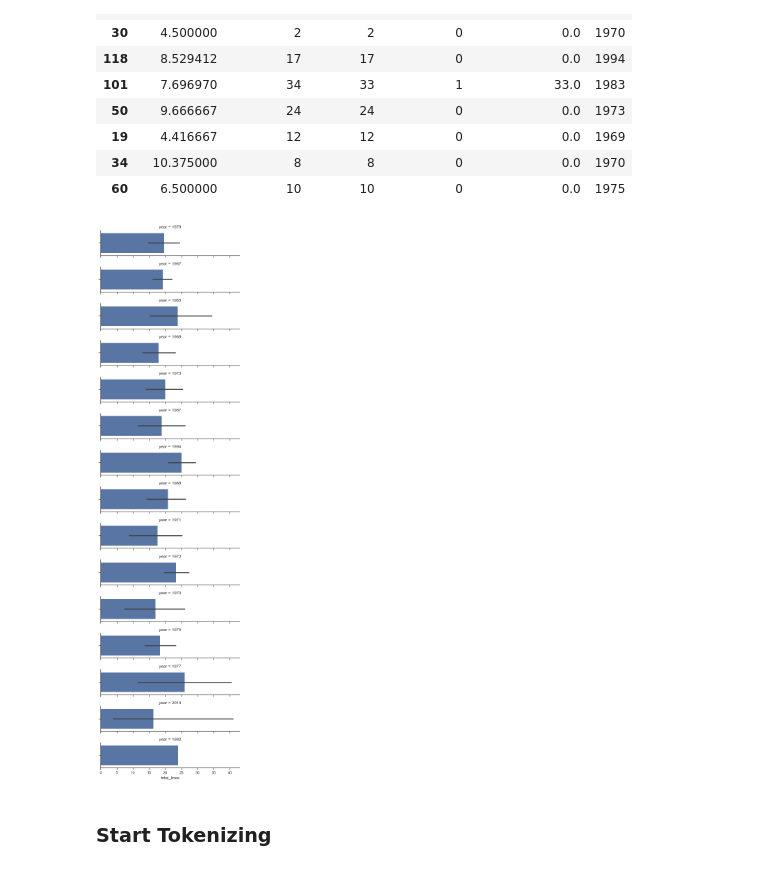
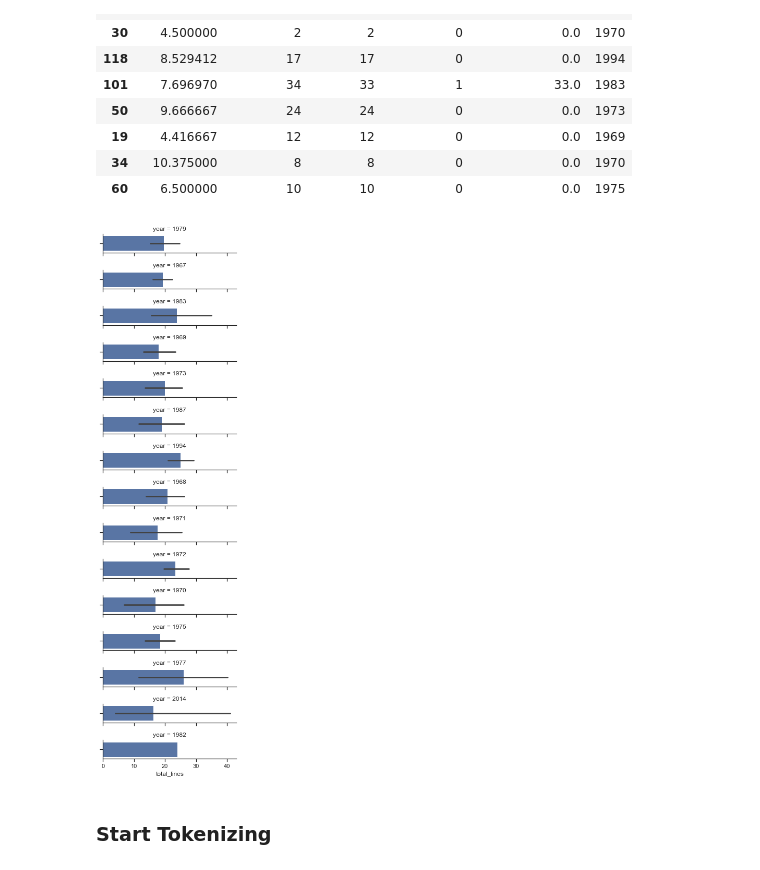
Before and after one commit to kelvinpurdom/PinkFloydLyrics, a Jupyter notebook: notebooks/PinkFloyd.ipynb, the cells around one changed output. Cells and saved outputs as stored; diff of their text form; code cells hidden in the pictures.

```diff
--- a/notebooks/PinkFloyd.ipynb
+++ b/notebooks/PinkFloyd.ipynb
@@ -134,10 +134,10 @@ df_countlines.sample(10)
 # %%
 ordered_days = df_countlines.year.value_counts().index
 g = sns.FacetGrid(df_countlines, row="year", row_order=ordered_days,
-                  height=1.5, aspect=4,)
+                  height=1, aspect=4,)
 g.map(sns.barplot, "total_lines");
 # %% [output]
-[figure, old version]
+[figure, new version]
 # %% [markdown]
 ### Start Tokenizing
 # %%
```
